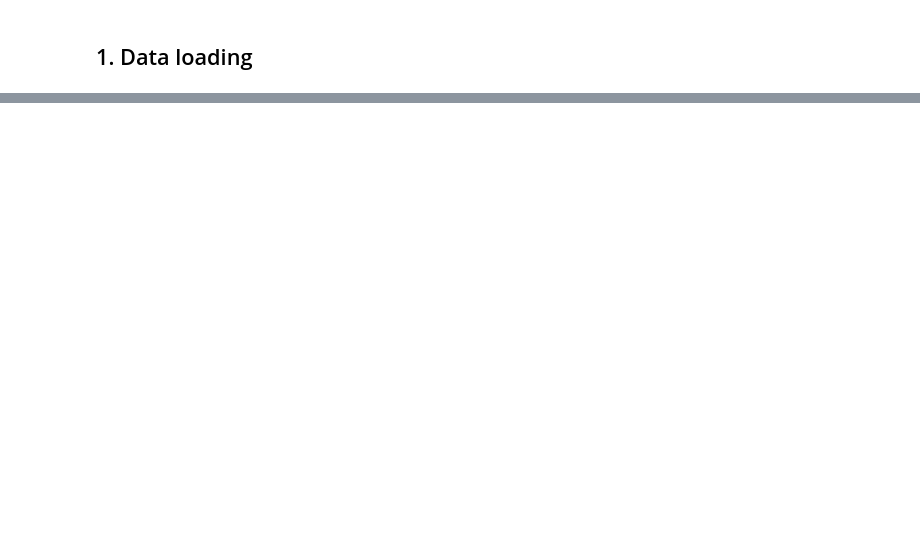
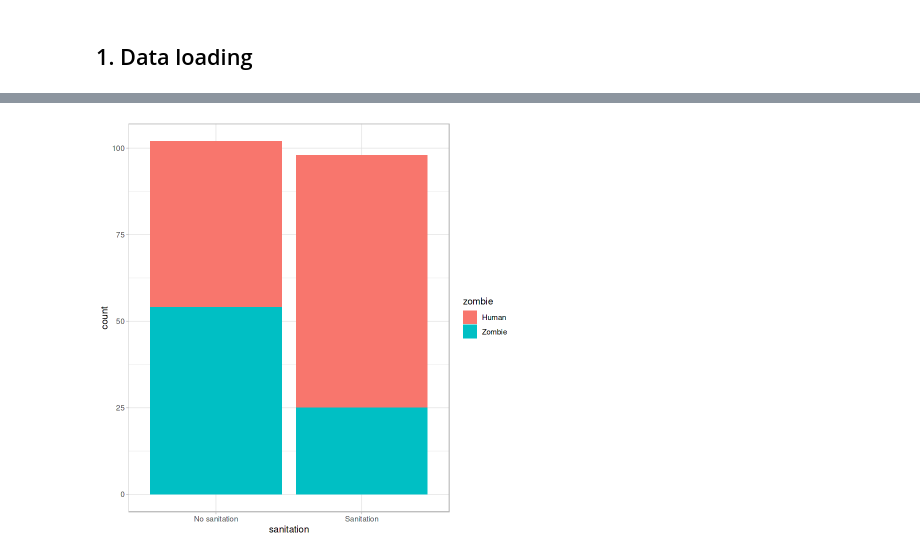
Before and after one commit to ddojo/ddojo.github.io, a Jupyter notebook: sessions/31_zombies/R.ipynb, the cells around one changed output, grey strips where cells are left out. Cells and saved outputs as stored; diff of their text form; code cells hidden in the pictures; blank space fills up the shorter version.

```diff
--- a/sessions/31_zombies/R.ipynb
+++ b/sessions/31_zombies/R.ipynb
@@ -59,0 +108,6 @@ set.seed(42)
+# %%
+zombie_bar = function(feature){
+    feature <- sym(feature)
+    zombie_data %>%
+        ggplot(aes(x = !!feature, fill  = zombie)) + geom_bar()
+}
@@ -59,0 +194,4 @@ set.seed(42)
+# %%
+zombie_bar("sanitation")
+# %% [output]
+[figure, added]
```
Also changed, not shown: parts of 16 cells of this notebook, 4 other files.
